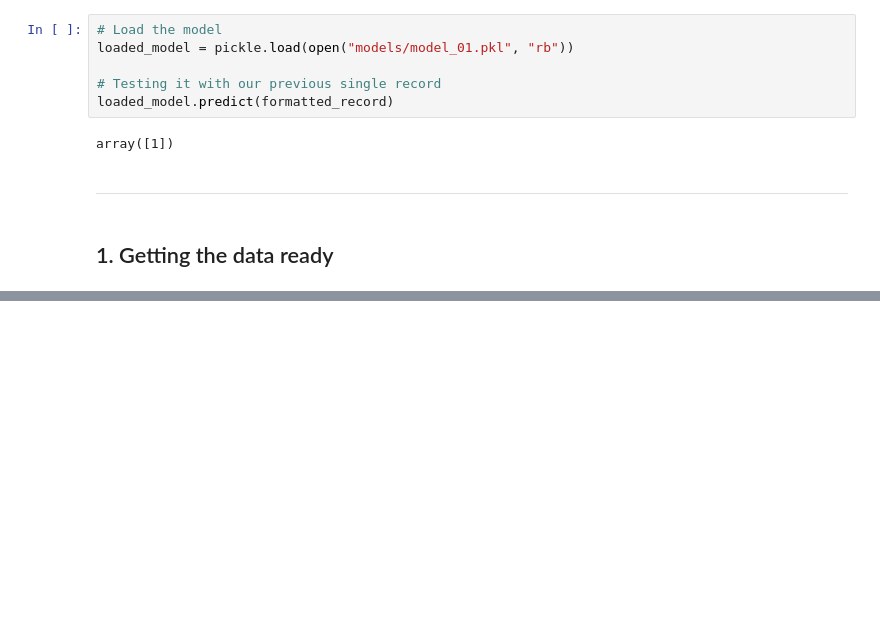
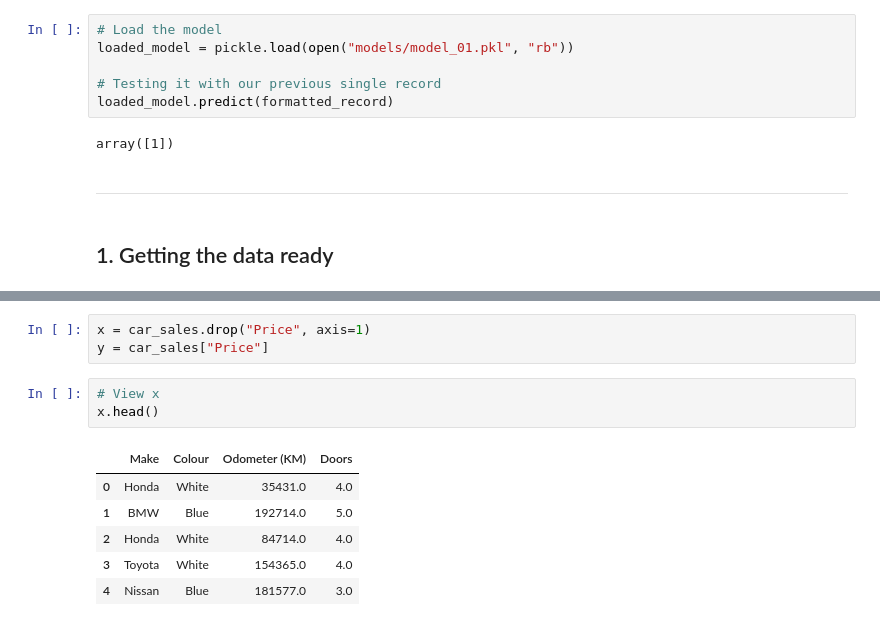
Before and after one commit to yazeedmomani/machine-learning, a Jupyter notebook: 04_scikit-learn.ipynb, the cells around one changed output, grey strips where cells are left out. Saved outputs shown, nothing was run; the diff lists cells and outputs as text; blank space fills up the shorter version.

```diff
--- a/04_scikit-learn.ipynb
+++ b/04_scikit-learn.ipynb
@@ -259,0 +285,13 @@ ___
+# %%
+x = car_sales.drop("Price", axis=1)
+y = car_sales["Price"]
+# %%
+# View x
+x.head()
+# %% [output]
+|  | Make | Colour | Odometer (KM) | Doors |
+| 0 | Honda | White | 35431.0 | 4.0 |
+| 1 | BMW | Blue | 192714.0 | 5.0 |
+| 2 | Honda | White | 84714.0 | 4.0 |
+| 3 | Toyota | White | 154365.0 | 4.0 |
+| 4 | Nissan | Blue | 181577.0 | 3.0 |
```
Also changed, not shown: parts of 34 cells of this notebook, 2 other files.
